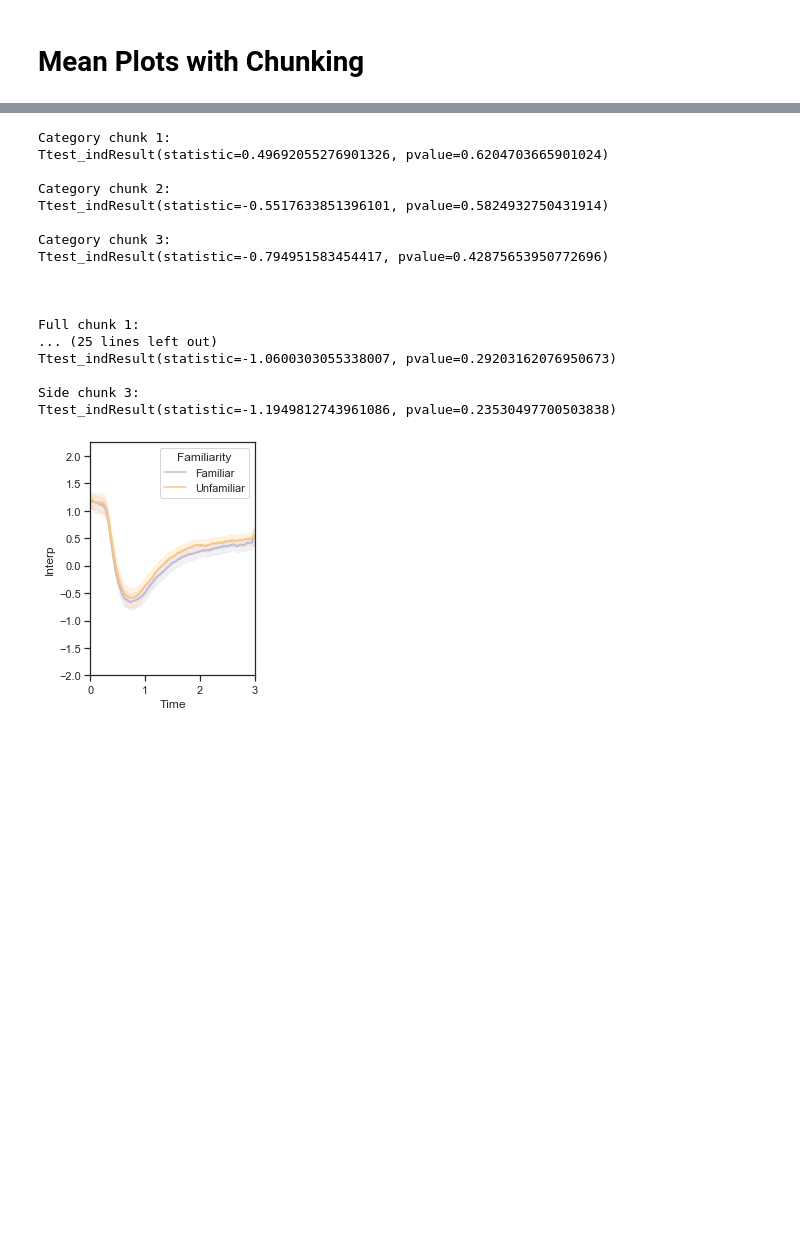
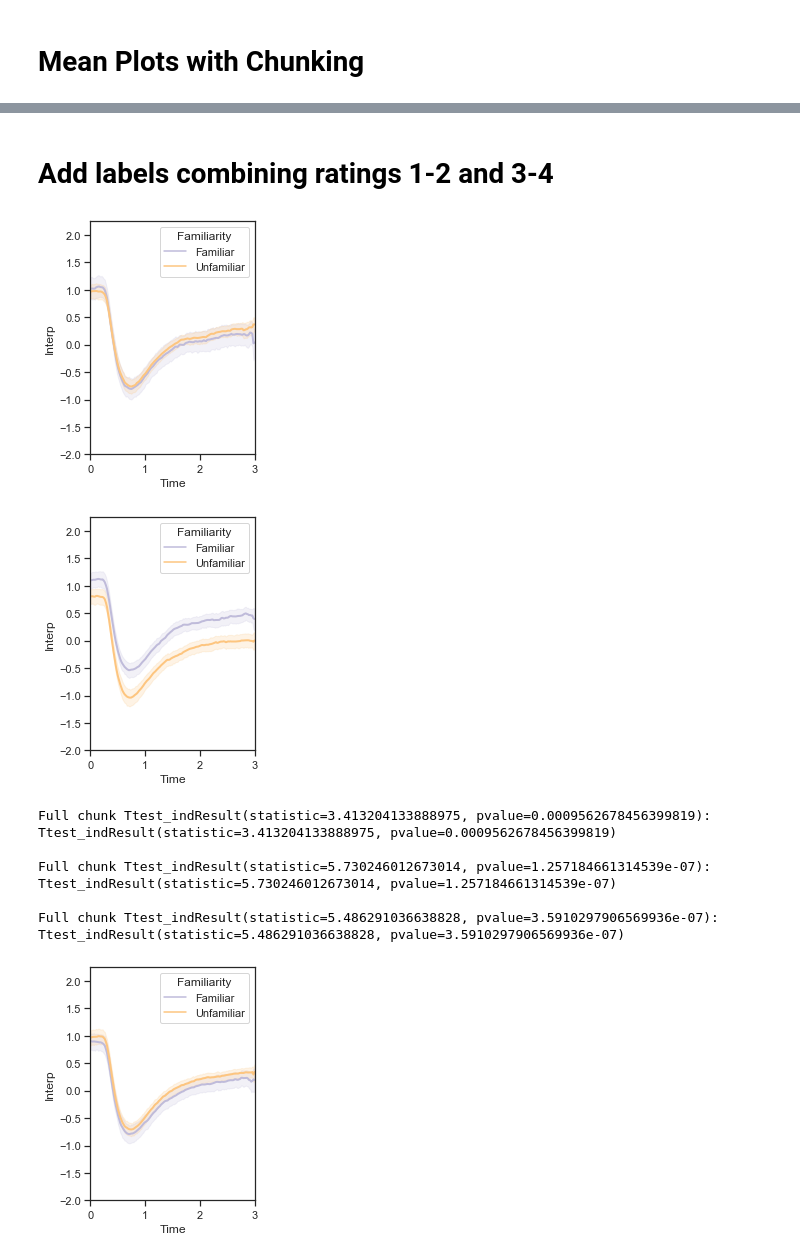
Before and after one commit to ContextLab/pupil-memory-analysis, a Jupyter notebook: code/3_analyze_data_pres.ipynb, the cells around one changed output, grey strips where cells are left out. Saved outputs shown, nothing was run; the diff lists cells and outputs as text; code cells hidden in the pictures; blank space fills up the shorter version.

```diff
--- a/code/3_analyze_data_pres.ipynb
+++ b/code/3_analyze_data_pres.ipynb
@@ -491,7 +295,7 @@ for e in ['Sustained','Variable']:
         chunk_2 = attn_group[(attn_group['Attention Level']==c)&(attn_group['Time']>=binnies[2])&(attn_group['Time']<=binnies[3])]
         chunk_3 = attn_group[(attn_group['Attention Level']==c)&(attn_group['Time']>=binnies[4])&(attn_group['Time']<=binnies[5])]
 # %%
-import scipy
+# import scipy
 
-chunk_1 = chunk_1.groupby(['UniqueID','Familiarity'], as_index=False).mean()
-scipy.stats.ttest_ind(chunk_1[chunk_1['Familiarity']=='Familiar']['Interp'],chunk_1[chunk_1['Familiarity']=='Unfamiliar']['Interp'])
+# chunk_1 = chunk_1.groupby(['UniqueID','Familiarity'], as_index=False).mean()
+# scipy.stats.ttest_ind(chunk_1[chunk_1['Familiarity']=='Familiar']['Interp'],chunk_1[chunk_1['Familiarity']=='Unfamiliar']['Interp'])
@@ -500 +302,3 @@ Ttest_indResult(statistic=-0.3845060376533877, pvalue=0.7015310539779991)
+# %% [markdown]
+# Add labels combining ratings 1-2 and 3-4
 # %%
@@ -505,86 +307,60 @@ d_nov.loc[(d_nov['Familiarity Rating']==1) | (d_nov['Familiarity Rating']==2), '
 d_nov.loc[(d_nov['Familiarity Rating']==3) | (d_nov['Familiarity Rating']==4), 'Familiarity'] = 'Familiar'
 attn_group = d_nov.groupby(['Experiment','UniqueID','Familiarity','Time','Attention Level'], as_index=False).mean()
 # %%
-# # Bin Chunk Stats
-
-# d_nov['Familiarity'] = np.nan
-# d_nov.loc[(d_nov['Familiarity Rating']==1) | (d_nov['Familiarity Rating']==2), 'Familiarity'] = 'Unfamiliar'
-# d_nov.loc[(d_nov['Familiarity Rating']==3) | (d_nov['Familiarity Rating']==4), 'Familiarity'] = 'Familiar'
-# attn_group = d_nov.groupby(['Experiment','UniqueID','Familiarity','Time','Attention Level'], as_index=False).mean()
-
-######################################
-
-# for each experiment
-#for e in ['Sustained','Variable']:
-
 binnies =  pd.read_csv('_PrevSeen_Bins.csv')
 binnies = list(binnies['Variable'])
 
 # for each attention level
 for c in attn_group['Attention Level'].unique():
 
         # for each chunk
         chunk_1 = attn_group[(attn_group['Attention Level']==c)&(attn_group['Time']>=binnies[0])&
                              (attn_group['Time']<=binnies[1])]
         chunk_1 = chunk_1.groupby(['UniqueID','Familiarity'], as_index=False).mean()
         one = scipy.stats.ttest_ind(chunk_1[chunk_1['Familiarity']=='Familiar']['Interp'],
                                     chunk_1[chunk_1['Familiarity']=='Unfamiliar']['Interp'])
 
         chunk_2 = attn_group[(attn_group['Attention Level']==c)&
                              (attn_group['Time']>=binnies[2])&(attn_group['Time']<=binnies[3])]
         chunk_2 = chunk_2.groupby(['UniqueID','Familiarity'], as_index=False).mean()
         two = scipy.stats.ttest_ind(chunk_2[chunk_2['Familiarity']=='Familiar']['Interp'],
                                     chunk_2[chunk_2['Familiarity']=='Unfamiliar']['Interp'])
 
         chunk_3 = attn_group[(attn_group['Attention Level']==c)
                              &(attn_group['Time']>=binnies[4])&(attn_group['Time']<=binnies[5])]
         chunk_3 = chunk_3.groupby(['UniqueID','Familiarity'], as_index=False).mean()
         three = scipy.stats.ttest_ind(chunk_3[chunk_3['Familiarity']=='Familiar']['Interp'],
                                       chunk_3[chunk_3['Familiarity']=='Unfamiliar']['Interp'])
 
-        # pairwise t-tests
-
-        # print result
-        print(c+' chunk 1: ')
-        print(one); print()
-
-        print(c+' chunk 2: ')
-        print(two); print()
-
-        print(c+' chunk 3: ')
-        print(three); print(); print(); print()
 
 
-missing_subs = []
+        plt.figure(figsize=(3.25, 4)); #print(e);print(c);
 
-plt.figure(figsize=(3.25, 4)); #print(e);print(c);
+        # palette = sns.color_palette("ch:s=-.2,r=.6", as_cmap=True)
 
-# palette = sns.color_palette("ch:s=-.2,r=.6", as_cmap=True)
+        sb.lineplot(x='Time', y='Interp', hue='Familiarity',
+                    data=attn_group[attn_group['Attention Level']==c],
+                    linewidth = 2, palette='PuOr_r')
 
-sb.lineplot(x='Time', y='Interp', hue='Familiarity',
-            data=attn_group[#(attn_group['Experiment)==e & #&(attn_group['Category'] == level)
-                           (attn_group['Attention Level']==c)],
-            linewidth = 2, palette='PuOr_r')
-plt.ylim(-2, 2.25); plt.xlim(0,3)
-plt.tight_layout()
+        plt.ylim(-2, 2.25); plt.xlim(0,3); plt.tight_layout()
 
-plt.savefig('all_'+c+'_presentation.pdf')
+        plt.savefig('all_'+c+'_presentation.pdf')
+        plt.show()
+
+        # pairwise t-tests
+        # print result
+        for n in [one, two, three]:
+            if n.pvalue<=.06:
+                print(c+' chunk ' + str(n)+': '); print(n); print()
 # %% [output]
+[figure, new version]
+[figure, added]
-Category chunk 1:
-Ttest_indResult(statistic=0.49692055276901326, pvalue=0.6204703665901024)
+Full chunk Ttest_indResult(statistic=3.413204133888975, pvalue=0.0009562678456399819):
+Ttest_indResult(statistic=3.413204133888975, pvalue=0.0009562678456399819)
 
-Category chunk 2:
-Ttest_indResult(statistic=-0.5517633851396101, pvalue=0.5824932750431914)
+Full chunk Ttest_indResult(statistic=5.730246012673014, pvalue=1.257184661314539e-07):
+Ttest_indResult(statistic=5.730246012673014, pvalue=1.257184661314539e-07)
 
-Category chunk 3:
-Ttest_indResult(statistic=-0.794951583454417, pvalue=0.42875653950772696)
-
-
-
-Full chunk 1:
-... (25 lines left out)
-Ttest_indResult(statistic=-1.0600303055338007, pvalue=0.29203162076950673)
-
-Side chunk 3:
-Ttest_indResult(statistic=-1.1949812743961086, pvalue=0.23530497700503838)
+Full chunk Ttest_indResult(statistic=5.486291036638828, pvalue=3.5910297906569936e-07):
+Ttest_indResult(statistic=5.486291036638828, pvalue=3.5910297906569936e-07)
-[figure, old version]
+[figure, added]
```
Also changed, not shown: parts of 20 cells of this notebook.
